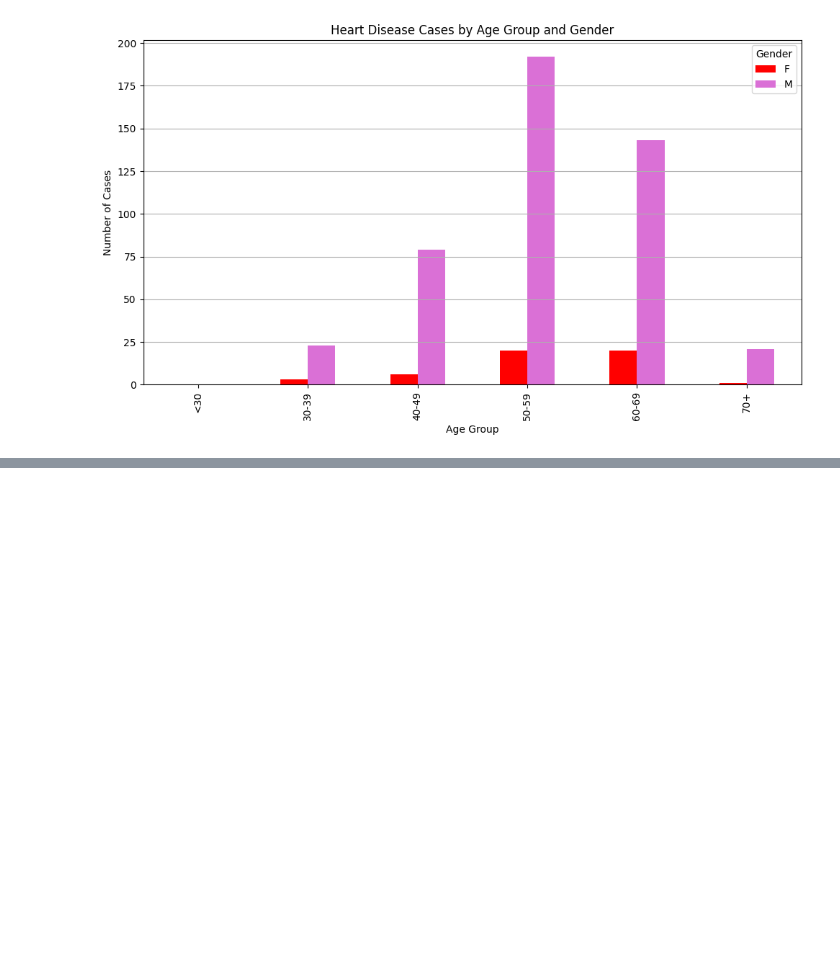
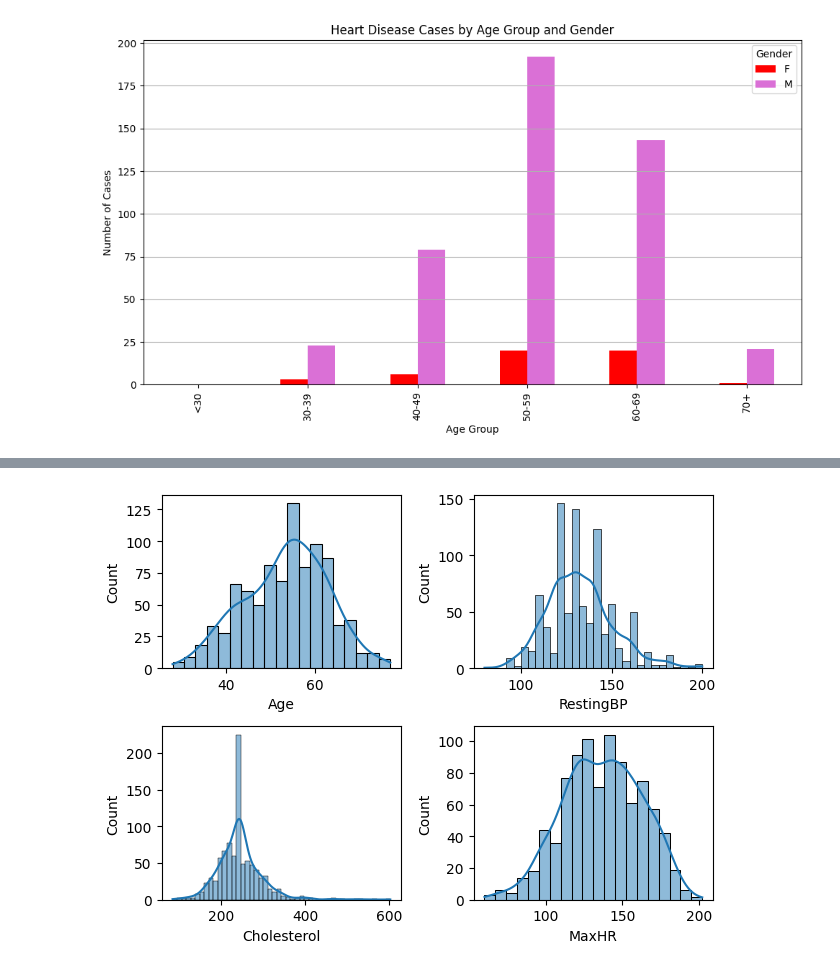
Before and after one commit to ankush262/Machine-learning, a Jupyter notebook: heart_diease.ipynb, the cells around one changed output, grey strips where cells are left out. Cells and saved outputs as stored; diff of their text form; code cells hidden in the pictures; blank space fills up the shorter version.

```diff
--- a/heart_diease.ipynb
+++ b/heart_diease.ipynb
@@ -253,0 +272,8 @@ sns.boxplot(x = df["MaxHR"])
+# %%
+plotting('RestingBP',2)
+plotting("Cholesterol",3)
+plotting("MaxHR",4)
+plotting('Age',1)
+plt.tight_layout()
+# %% [output]
+[figure, added]
```
Also changed, not shown: parts of 8 cells of this notebook.
